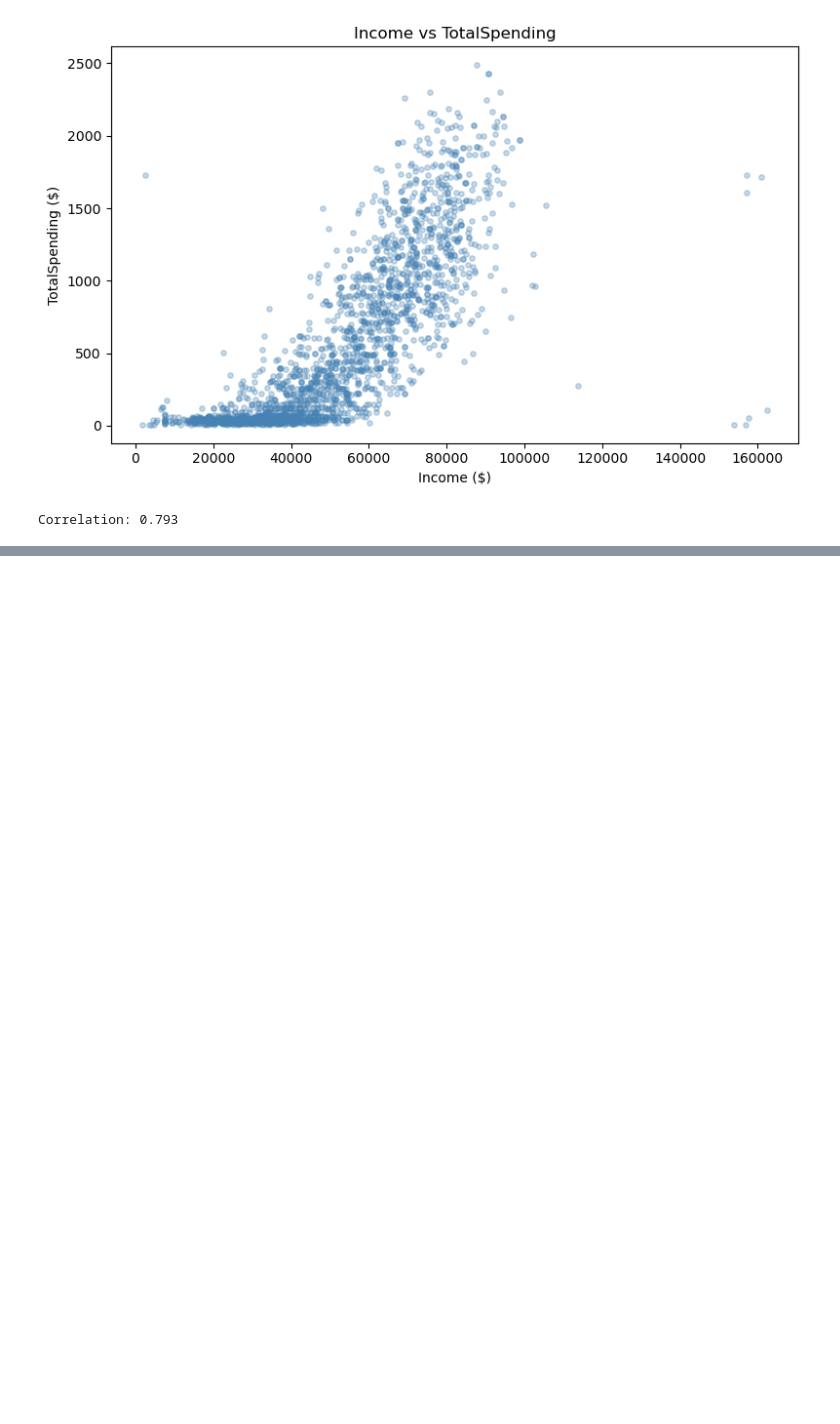
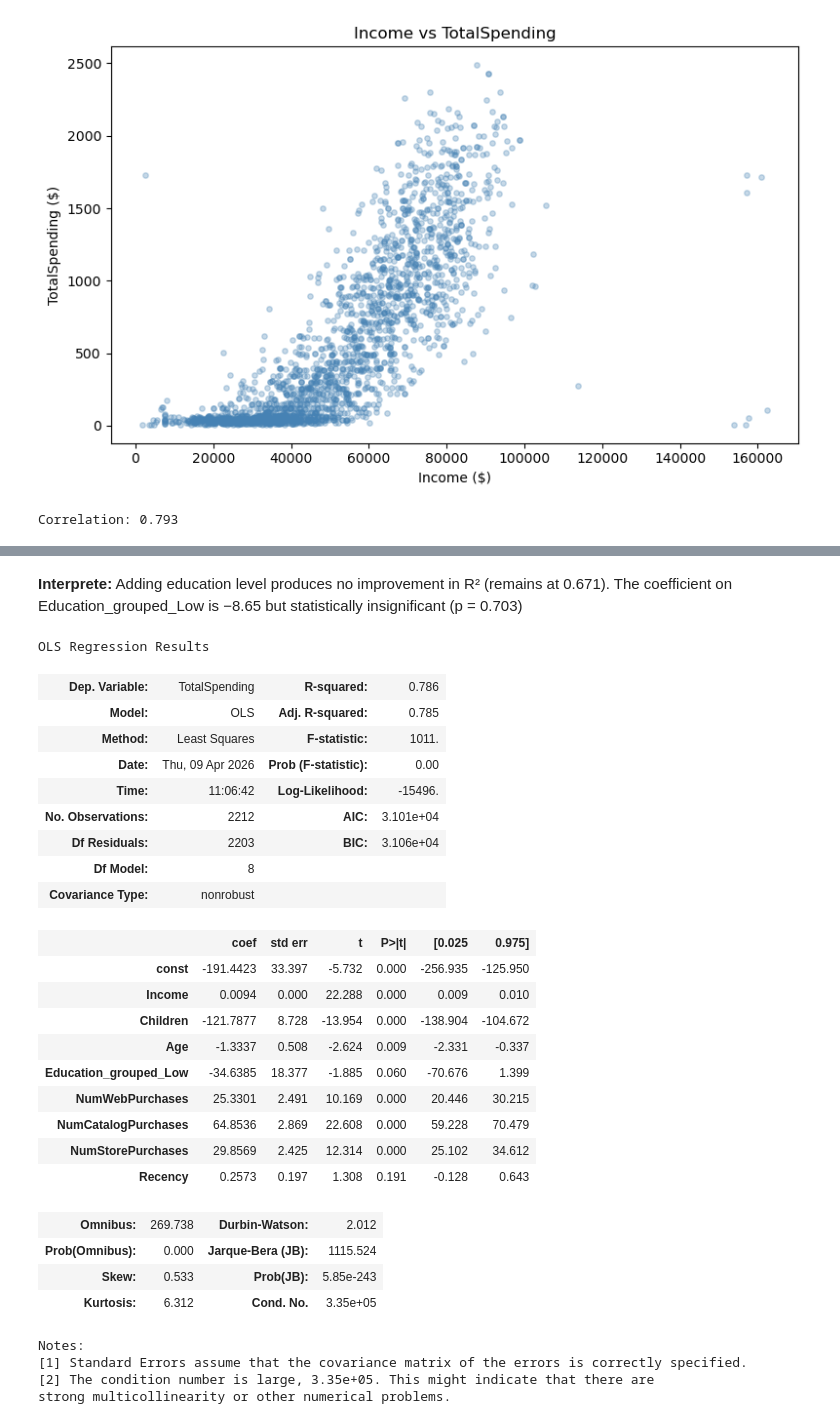
Before and after one commit to vhatr12/marketing, a Jupyter notebook: exploration.ipynb, the cells around one changed output, grey strips where cells are left out. Cells and saved outputs as stored; diff of their text form; code cells hidden in the pictures; blank space fills up the shorter version.

Commit message:
Model and conclusion

```diff
--- a/exploration.ipynb
+++ b/exploration.ipynb
@@ -156,0 +194,17 @@ plt.show()
+# %%
+df_model = pd.get_dummies(df,
+                          columns=['Education_grouped'],
+                          drop_first=True).astype({col: int for col in pd.get_dummies(df, columns=['Education_grouped'], drop_first=True).select_dtypes('bool').columns})
+
+oh_encoded = [c for c in df_model.columns if c.startswith('Education_grouped_')]
+
+
+behavior_vars = ['NumWebPurchases', 'NumCatalogPurchases',
+                 'NumStorePurchases', 'Recency']
+
+y = df_model['TotalSpending']
+# %%
+# Model 1 — Income only
+X1 = sm.add_constant(df_model[['Income']])
+model1 = sm.OLS(y, X1).fit()
+model1.summary()
@@ -156,0 +235,5 @@ plt.show()
+# %%
+# Model 2 — + Family size, Age
+X2 = sm.add_constant(df_model[['Income', 'FamilySize', 'Age']])
+model2 = sm.OLS(y, X2).fit()
+model2.summary()
@@ -156,0 +266,5 @@ plt.show()
+# %%
+# Model 3 — + Education, Marital Status
+X3 = sm.add_constant(df_model[['Income', 'FamilySize', 'Age'] + oh_encoded])
+model3 = sm.OLS(y, X3).fit()
+model3.summary()
@@ -156,0 +296,36 @@ plt.show()
+# %% [markdown]
+**Interprete:** Adding education level produces no improvement in R² (remains at 0.671). The coefficient on Education_grouped_Low is −8.65 but statistically insignificant (p = 0.703)
+# %%
+# Model 4 — Full model
+X4 = sm.add_constant(df_model[['Income', 'Children', 'Age'] + oh_encoded + behavior_vars])
+model4 = sm.OLS(y, X4).fit()
+model4.summary()
+# %% [output]
+OLS Regression Results
+| Dep. Variable: | TotalSpending | R-squared: | 0.786 |
+| Model: | OLS | Adj. R-squared: | 0.785 |
+| Method: | Least Squares | F-statistic: | 1011. |
+| Date: | Thu, 09 Apr 2026 | Prob (F-statistic): | 0.00 |
+| Time: | 11:06:42 | Log-Likelihood: | -15496. |
+| No. Observations: | 2212 | AIC: | 3.101e+04 |
+| Df Residuals: | 2203 | BIC: | 3.106e+04 |
+| Df Model: | 8 |  |  |
+| Covariance Type: | nonrobust |  |  |
+|  | coef | std err | t | P>|t| | [0.025 | 0.975] |
+| const | -191.4423 | 33.397 | -5.732 | 0.000 | -256.935 | -125.950 |
+| Income | 0.0094 | 0.000 | 22.288 | 0.000 | 0.009 | 0.010 |
+| Children | -121.7877 | 8.728 | -13.954 | 0.000 | -138.904 | -104.672 |
+| Age | -1.3337 | 0.508 | -2.624 | 0.009 | -2.331 | -0.337 |
+| Education_grouped_Low | -34.6385 | 18.377 | -1.885 | 0.060 | -70.676 | 1.399 |
+| NumWebPurchases | 25.3301 | 2.491 | 10.169 | 0.000 | 20.446 | 30.215 |
+| NumCatalogPurchases | 64.8536 | 2.869 | 22.608 | 0.000 | 59.228 | 70.479 |
+| NumStorePurchases | 29.8569 | 2.425 | 12.314 | 0.000 | 25.102 | 34.612 |
+| Recency | 0.2573 | 0.197 | 1.308 | 0.191 | -0.128 | 0.643 |
+| Omnibus: | 269.738 | Durbin-Watson: | 2.012 |
+| Prob(Omnibus): | 0.000 | Jarque-Bera (JB): | 1115.524 |
+| Skew: | 0.533 | Prob(JB): | 5.85e-243 |
+| Kurtosis: | 6.312 | Cond. No. | 3.35e+05 |
+Notes:
+[1] Standard Errors assume that the covariance matrix of the errors is correctly specified.
+[2] The condition number is large, 3.35e+05. This might indicate that there are
+strong multicollinearity or other numerical problems.
```
Also changed, not shown: parts of 18 cells of this notebook, 1 other file.
